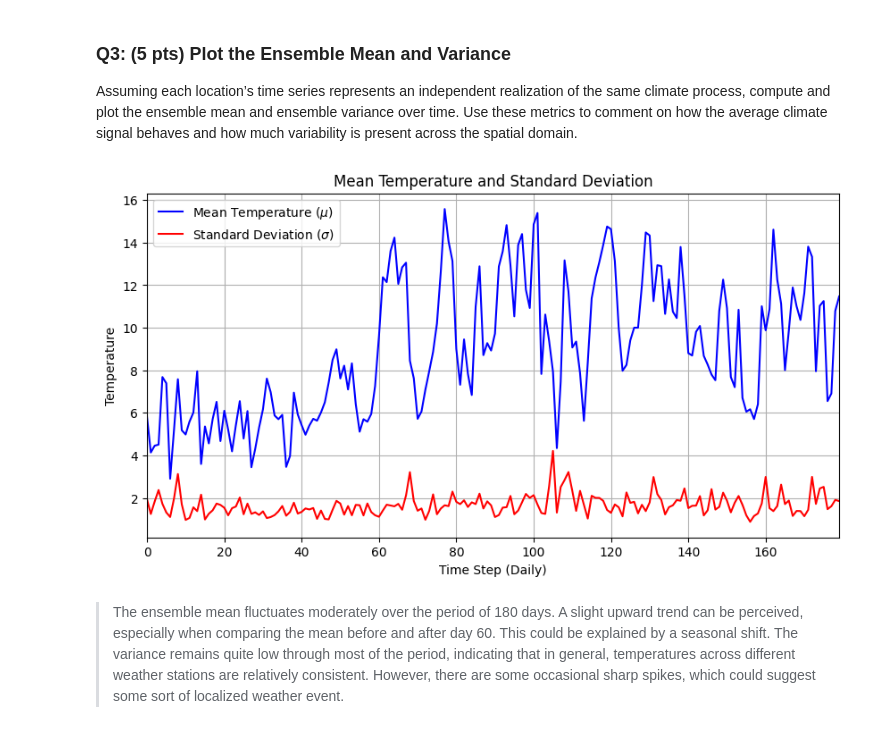
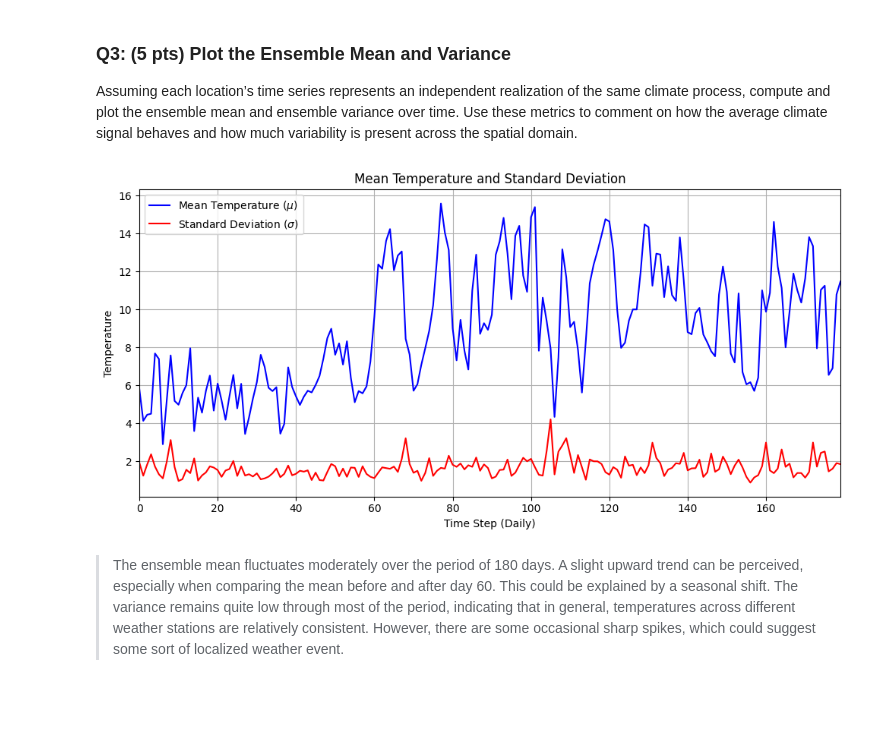
Before and after one commit to larsvantol/Statistical-Signal-Processing, a Jupyter notebook: SC42150_SSP_2025_Assignment.ipynb, the cells around one changed output. Cells and saved outputs as stored; diff of their text form; code cells hidden in the pictures; blank space fills up the shorter version.

```diff
--- a/SC42150_SSP_2025_Assignment.ipynb
+++ b/SC42150_SSP_2025_Assignment.ipynb
@@ -115,16 +115,17 @@ Assuming each location’s time series represents an independent realization of
 # %%
 fig, ax = plt.subplots(1, 1, figsize=(10, 5))
 ax.plot(np.arange(N), temperature_mean, label='Mean Temperature ($\\mu$)', color='blue')
 ax.plot(np.arange(N), temperature_std, color='red', label='Standard Deviation ($\\sigma$)')
 ax.set_title('Mean Temperature and Standard Deviation')
 ax.set_xlabel('Time Step (Daily)')
 ax.set_ylabel('Temperature')
 ax.legend()
 ax.set_xlim(0, N-1)
 ax.grid()
+fig.tight_layout()
 plt.show()
 # %% [output]
-[figure, old version]
+[figure, new version]
 # %% [markdown]
 > The ensemble mean fluctuates moderately over the period of 180 days. A slight upward trend can be perceived, especially when comparing the mean before and after day 60. This could be explained by a seasonal shift.
 The variance remains quite low through most of the period, indicating that in general, temperatures across different weather stations are relatively consistent. However, there are some occasional sharp spikes, which could suggest some sort of localized weather event.
```
